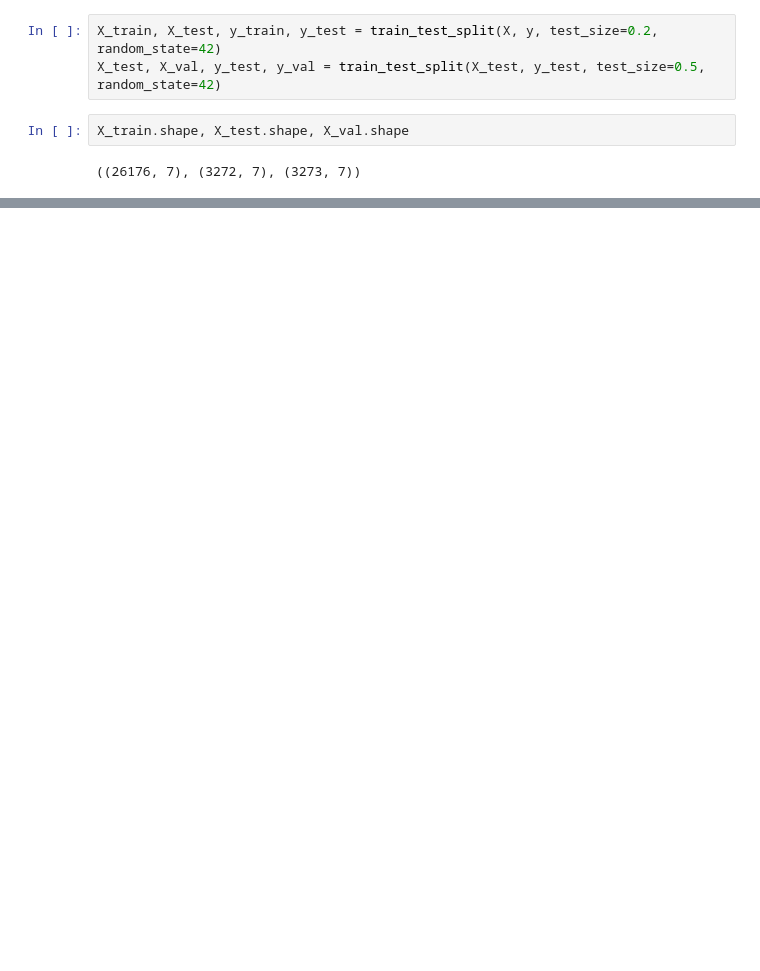
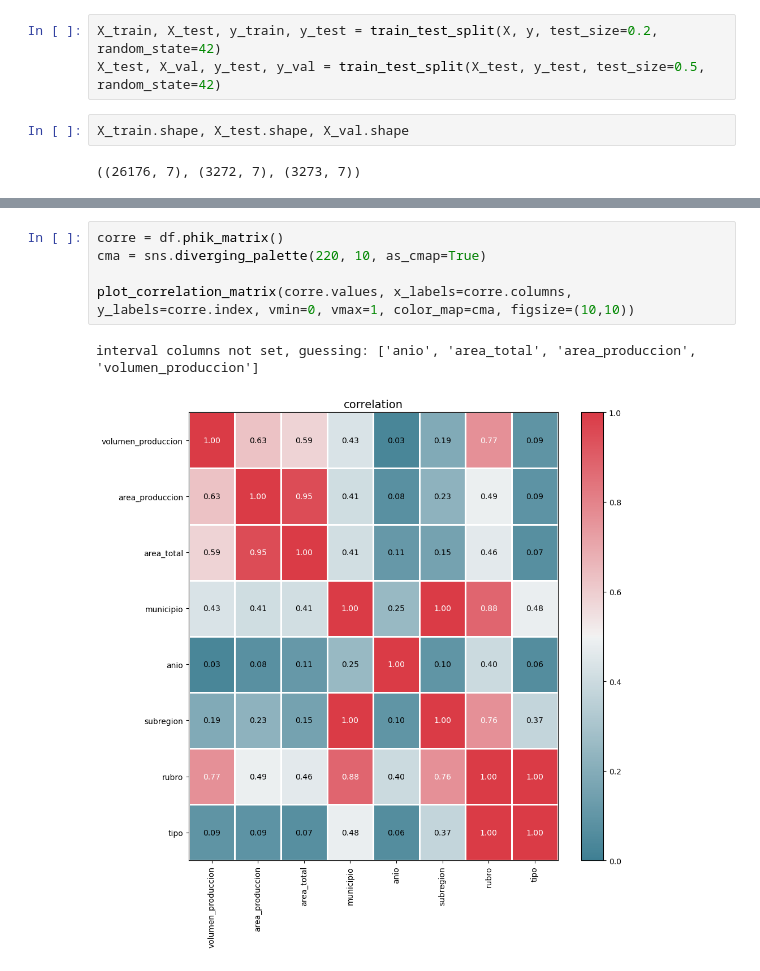
Before and after one commit to federr-gh/Produccion-agricola-datascience, a Jupyter notebook: produccion-agricola.ipynb, the cells around one changed output, grey strips where cells are left out. Drawn from its saved outputs; the diff is of its cells as text; blank space fills up the shorter version.

```diff
--- a/produccion-agricola.ipynb
+++ b/produccion-agricola.ipynb
@@ -824,0 +513,8 @@ from sklearn.model_selection import GridSearchCV
+# %%
+corre = df.phik_matrix()
+cma = sns.diverging_palette(220, 10, as_cmap=True)
+
+plot_correlation_matrix(corre.values, x_labels=corre.columns, y_labels=corre.index, vmin=0, vmax=1, color_map=cma, figsize=(10,10))
+# %% [output]
+interval columns not set, guessing: ['anio', 'area_total', 'area_produccion', 'volumen_produccion']
+[figure, added]
```
Also changed, not shown: parts of 47 cells of this notebook.
